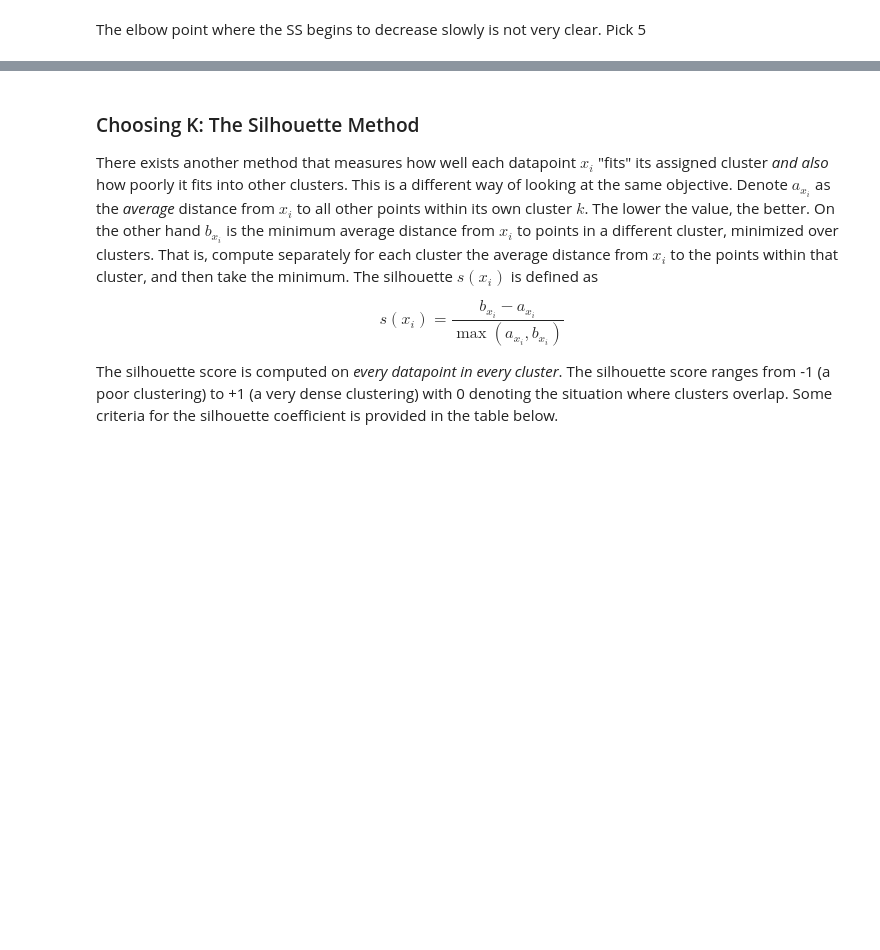
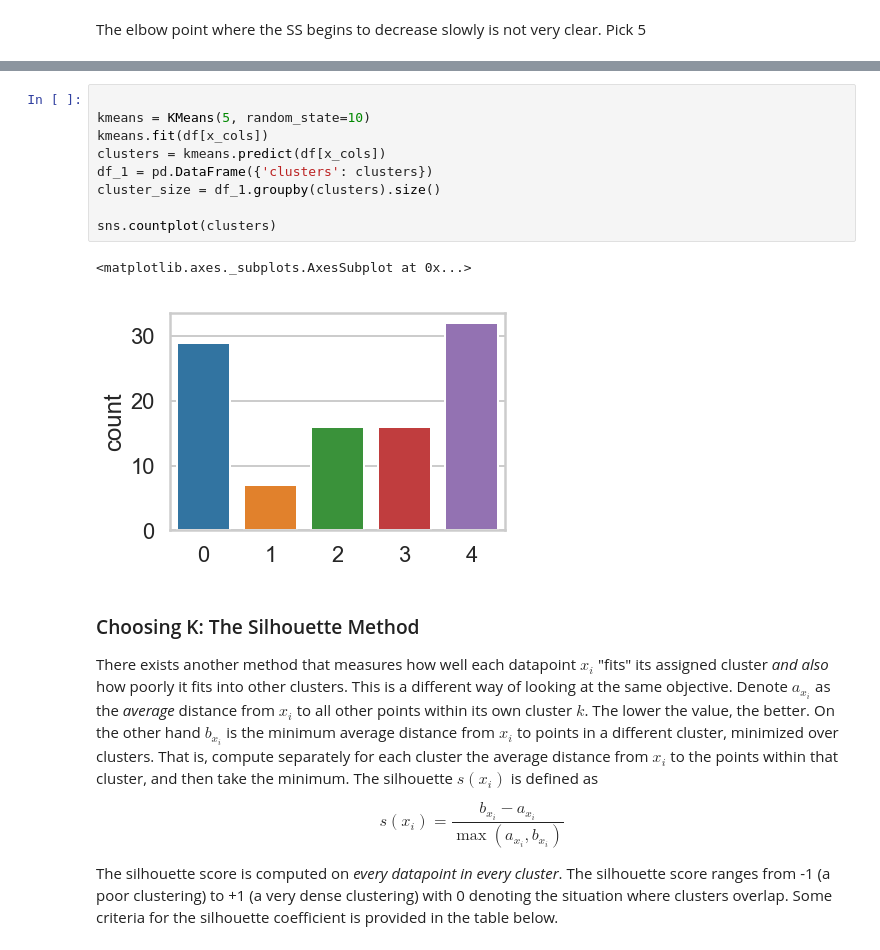
Before and after one commit to HSGM/Springboard, a Jupyter notebook: Mini Projects/clustering/Mini_Project_Clustering.ipynb, the cells around one changed output, grey strips where cells are left out. Drawn from its saved outputs; the diff is of its cells as text; blank space fills up the shorter version.

```diff
--- a/Mini Projects/clustering/Mini_Project_Clustering.ipynb
+++ b/Mini Projects/clustering/Mini_Project_Clustering.ipynb
@@ -146,3 +133,15 @@ NameError: name 'KMeans' is not defined
+# %%
+
+kmeans = KMeans(5, random_state=10)
+kmeans.fit(df[x_cols])
+clusters = kmeans.predict(df[x_cols])
+df_1 = pd.DataFrame({'clusters': clusters})
+cluster_size = df_1.groupby(clusters).size()
+
+sns.countplot(clusters)
+# %% [output]
+<matplotlib.axes._subplots.AxesSubplot at 0x...>
+[figure, added]
 # %% [markdown]
 ### Choosing K: The Silhouette Method
 
```
Also changed, not shown: parts of 16 cells of this notebook, 4 other files.
